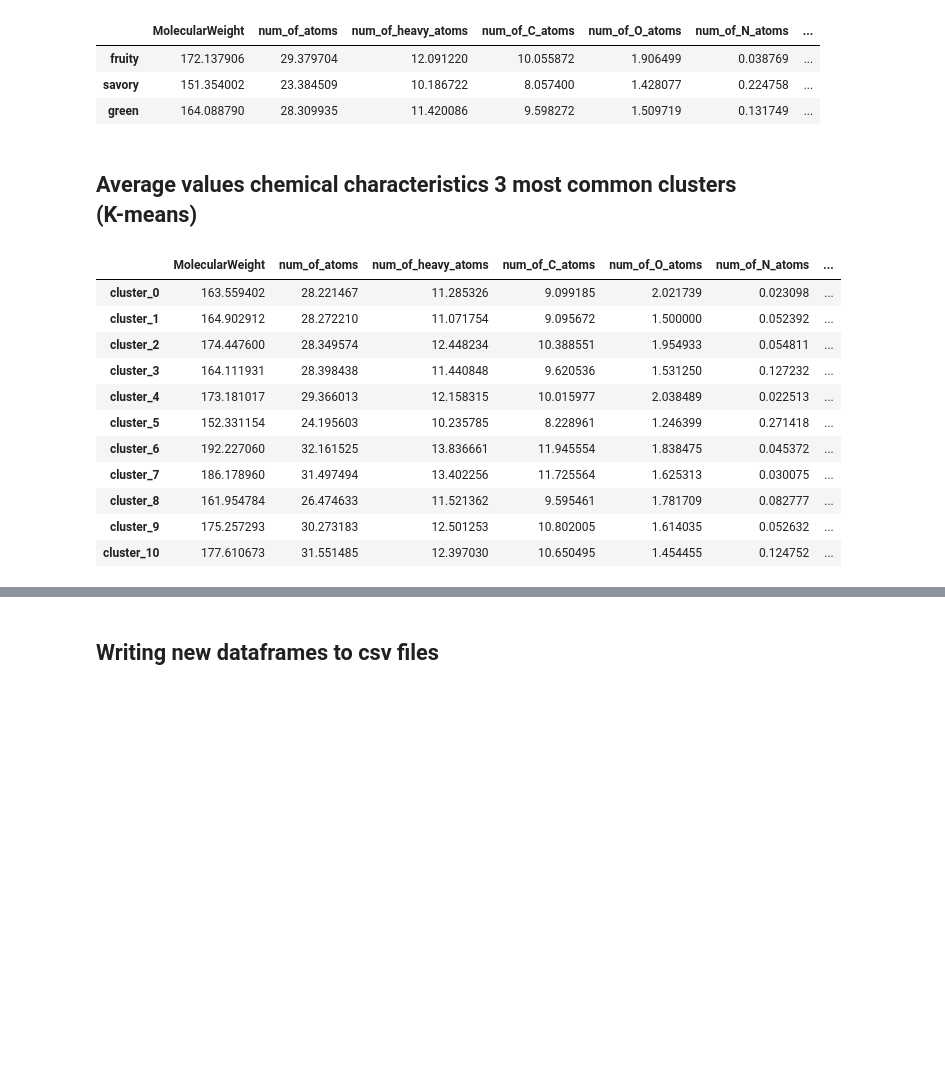
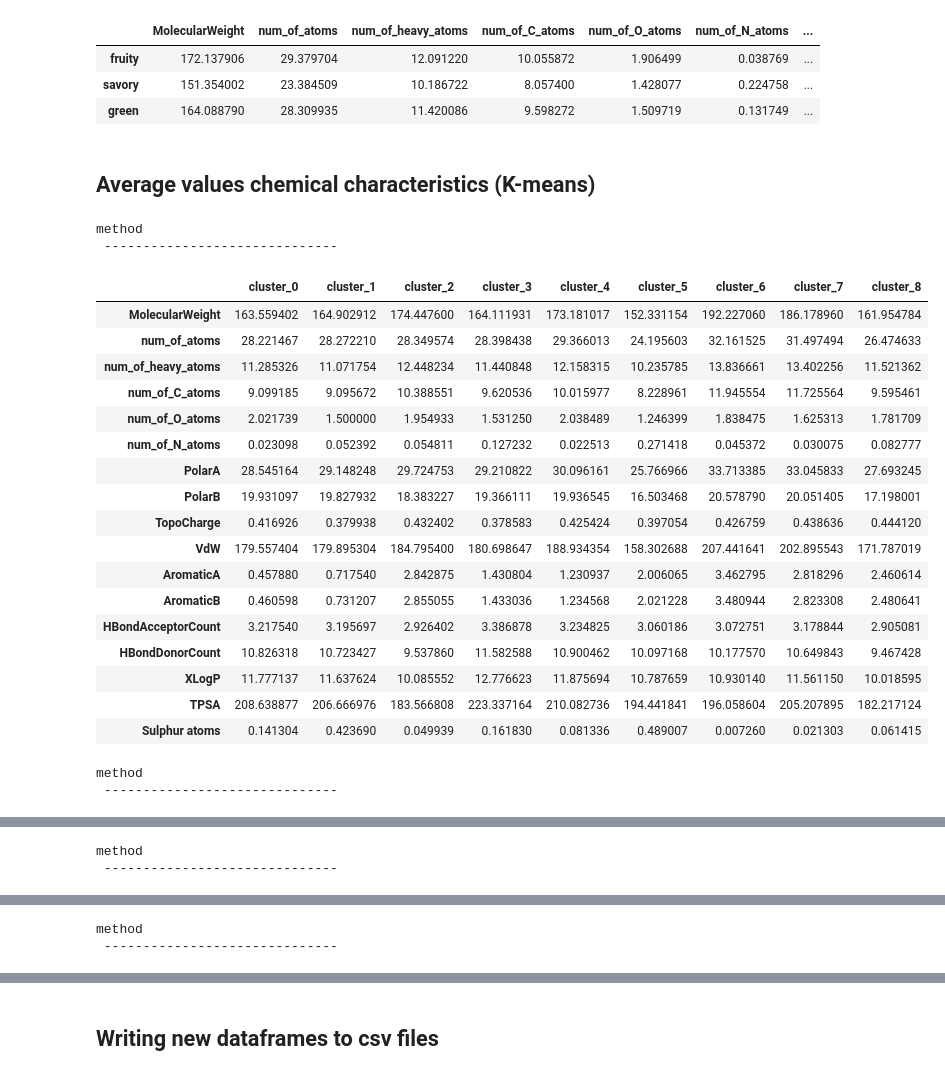
Before and after one commit to IOuadah/SML_Project, a Jupyter notebook: data_prep.ipynb, the cells around one changed output, grey strips where cells are left out. Saved outputs shown, nothing was run; the diff lists cells and outputs as text; code cells hidden in the pictures; blank space fills up the shorter version.

Commit message:
avg clusters all clusters

```diff
--- a/data_prep.ipynb
+++ b/data_prep.ipynb
@@ -627,7 +627,7 @@ new_labels_manual_expert
 # %% [markdown]
 ## Average values chemical characteristics 3 most common clusters (manual)
 # %%
-odorants_copy = odorants
+odorants_copy = odorants.copy(deep=True)
 
 odorants_copy.set_index('CID', inplace=True)
 
@@ -665,42 +665,58 @@ top_3_cluster_avg
 | savory | 151.354002 | 23.384509 | 10.186722 | 8.057400 | 1.428077 | 0.224758 | ... |
 | green | 164.088790 | 28.309935 | 11.420086 | 9.598272 | 1.509719 | 0.131749 | ... |
 # %% [markdown]
-## Average values chemical characteristics 3 most common clusters (K-means)
+## Average values chemical characteristics (K-means)
 # %%
 # Get the cluster names
 clusters_kmeans = new_labels_kmeans_11.columns
 
-# Initialize a dictionary to hold the averages for each cluster
-cluster_averages_kmeans = {}
+methods = [new_labels_kmeans_9, new_labels_kmeans_11, new_labels_manual, new_labels_manual_expert]
 
-# Calculate averages for each cluster
-for cluster in clusters_kmeans:
-    # Get the CIDs for the current cluster
-    cluster_cids = new_labels_kmeans_11.index[new_labels_kmeans_11[cluster] == 1].tolist()
+for method in methods:
+    clusters_kmeans = method.columns
 
-    # Filter the odorants_df for these CIDs
-    cluster_samples = odorants_numeric.loc[cluster_cids]
+    # Initialize a dictionary to hold the averages for each cluster
+    cluster_averages_kmeans = {}
 
-    # Calculate the mean for each chemical characteristic
-    cluster_averages_kmeans[cluster] = cluster_samples.mean()
+    # Calculate averages for each cluster
+    for cluster in clusters_kmeans:
+        # Get the CIDs for the current cluster
+        cluster_cids = method.index[method[cluster] == 1].tolist()
 
-# Convert the dictionary to a DataFrame for easier viewing/manipulation
-averages_df_kmeans = pd.DataFrame(cluster_averages_kmeans)
+        # Filter the odorants_df for these CIDs
+        cluster_samples = odorants_numeric.loc[cluster_cids]
 
-# Transpose the DataFrame so that the chemical characteristics are on the rows and clusters on the columns
-chemical_averages_clusters_kmeans = averages_df_kmeans.T
+        # Calculate the mean for each chemical characteristic
+        cluster_averages_kmeans[cluster] = cluster_samples.mean()
 
-chemical_averages_clusters_kmeans
+    # Convert the dictionary to a DataFrame for easier viewing/manipulation
+    averages_df_kmeans = pd.DataFrame(cluster_averages_kmeans)
+
+    # Transpose the DataFrame so that the chemical characteristics are on the rows and clusters on the columns
+    chemical_averages_clusters_kmeans = averages_df_kmeans.T
+
+    print("\nmethod\n", "---"*10)
+    display(averages_df_kmeans)
 # %% [output]
+method
+ ------------------------------
-|  | MolecularWeight | num_of_atoms | num_of_heavy_atoms | num_of_C_atoms | num_of_O_atoms | num_of_N_atoms | ... |
-| cluster_0 | 163.559402 | 28.221467 | 11.285326 | 9.099185 | 2.021739 | 0.023098 | ... |
-| cluster_1 | 164.902912 | 28.272210 | 11.071754 | 9.095672 | 1.500000 | 0.052392 | ... |
-| cluster_2 | 174.447600 | 28.349574 | 12.448234 | 10.388551 | 1.954933 | 0.054811 | ... |
-| cluster_3 | 164.111931 | 28.398438 | 11.440848 | 9.620536 | 1.531250 | 0.127232 | ... |
-| cluster_4 | 173.181017 | 29.366013 | 12.158315 | 10.015977 | 2.038489 | 0.022513 | ... |
-| cluster_5 | 152.331154 | 24.195603 | 10.235785 | 8.228961 | 1.246399 | 0.271418 | ... |
-| cluster_6 | 192.227060 | 32.161525 | 13.836661 | 11.945554 | 1.838475 | 0.045372 | ... |
-| cluster_7 | 186.178960 | 31.497494 | 13.402256 | 11.725564 | 1.625313 | 0.030075 | ... |
-| cluster_8 | 161.954784 | 26.474633 | 11.521362 | 9.595461 | 1.781709 | 0.082777 | ... |
-| cluster_9 | 175.257293 | 30.273183 | 12.501253 | 10.802005 | 1.614035 | 0.052632 | ... |
-| cluster_10 | 177.610673 | 31.551485 | 12.397030 | 10.650495 | 1.454455 | 0.124752 | ... |
+|  | cluster_0 | cluster_1 | cluster_2 | cluster_3 | cluster_4 | cluster_5 | cluster_6 | cluster_7 | cluster_8 |
+| MolecularWeight | 163.559402 | 164.902912 | 174.447600 | 164.111931 | 173.181017 | 152.331154 | 192.227060 | 186.178960 | 161.954784 |
+| num_of_atoms | 28.221467 | 28.272210 | 28.349574 | 28.398438 | 29.366013 | 24.195603 | 32.161525 | 31.497494 | 26.474633 |
+| num_of_heavy_atoms | 11.285326 | 11.071754 | 12.448234 | 11.440848 | 12.158315 | 10.235785 | 13.836661 | 13.402256 | 11.521362 |
+| num_of_C_atoms | 9.099185 | 9.095672 | 10.388551 | 9.620536 | 10.015977 | 8.228961 | 11.945554 | 11.725564 | 9.595461 |
+| num_of_O_atoms | 2.021739 | 1.500000 | 1.954933 | 1.531250 | 2.038489 | 1.246399 | 1.838475 | 1.625313 | 1.781709 |
+| num_of_N_atoms | 0.023098 | 0.052392 | 0.054811 | 0.127232 | 0.022513 | 0.271418 | 0.045372 | 0.030075 | 0.082777 |
+| PolarA | 28.545164 | 29.148248 | 29.724753 | 29.210822 | 30.096161 | 25.766966 | 33.713385 | 33.045833 | 27.693245 |
+| PolarB | 19.931097 | 19.827932 | 18.383227 | 19.366111 | 19.936545 | 16.503468 | 20.578790 | 20.051405 | 17.198001 |
+| TopoCharge | 0.416926 | 0.379938 | 0.432402 | 0.378583 | 0.425424 | 0.397054 | 0.426759 | 0.438636 | 0.444120 |
+| VdW | 179.557404 | 179.895304 | 184.795400 | 180.698647 | 188.934354 | 158.302688 | 207.441641 | 202.895543 | 171.787019 |
+| AromaticA | 0.457880 | 0.717540 | 2.842875 | 1.430804 | 1.230937 | 2.006065 | 3.462795 | 2.818296 | 2.460614 |
+| AromaticB | 0.460598 | 0.731207 | 2.855055 | 1.433036 | 1.234568 | 2.021228 | 3.480944 | 2.823308 | 2.480641 |
+| HBondAcceptorCount | 3.217540 | 3.195697 | 2.926402 | 3.386878 | 3.234825 | 3.060186 | 3.072751 | 3.178844 | 2.905081 |
+| HBondDonorCount | 10.826318 | 10.723427 | 9.537860 | 11.582588 | 10.900462 | 10.097168 | 10.177570 | 10.649843 | 9.467428 |
+| XLogP | 11.777137 | 11.637624 | 10.085552 | 12.776623 | 11.875694 | 10.787659 | 10.930140 | 11.561150 | 10.018595 |
+| TPSA | 208.638877 | 206.666976 | 183.566808 | 223.337164 | 210.082736 | 194.441841 | 196.058604 | 205.207895 | 182.217124 |
+| Sulphur atoms | 0.141304 | 0.423690 | 0.049939 | 0.161830 | 0.081336 | 0.489007 | 0.007260 | 0.021303 | 0.061415 |
+method
+ ------------------------------
@@ -706,0 +741,2 @@ chemical_averages_clusters_kmeans
+method
+ ------------------------------
@@ -706,0 +761,2 @@ chemical_averages_clusters_kmeans
+method
+ ------------------------------
```
Also changed, not shown: parts of 5 cells of this notebook.
